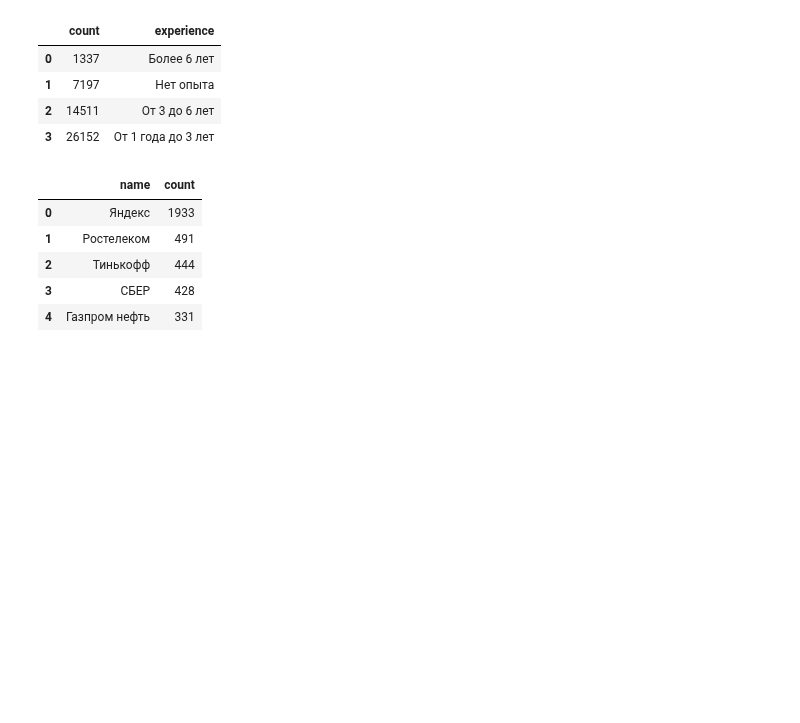
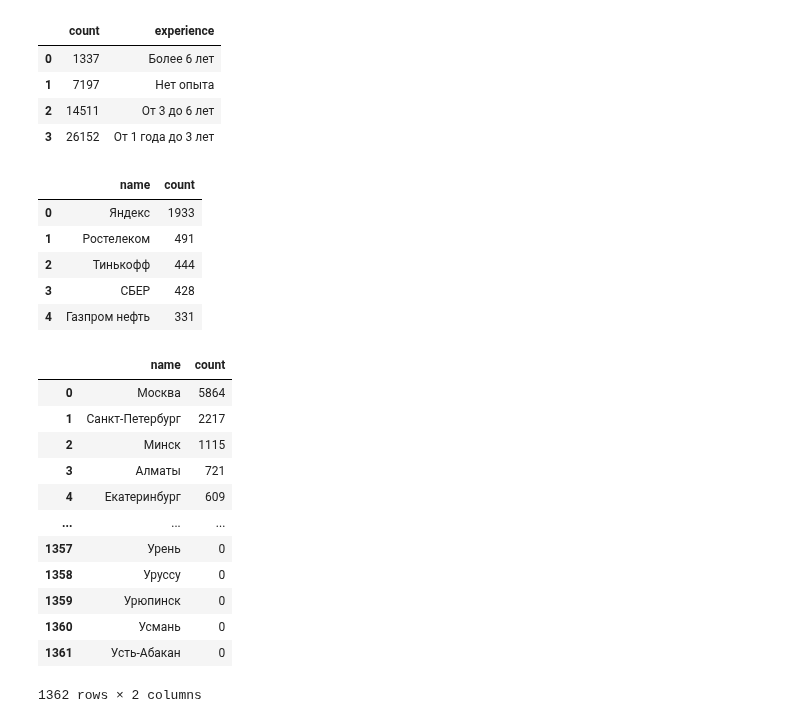
Before and after one commit to rafferti95/st_data_science, a Jupyter notebook: Project 2/pre_popon.ipynb, the cells around one changed output. Drawn from its saved outputs; the diff is of its cells as text; code cells hidden in the pictures; blank space fills up the shorter version.

```diff
--- a/Project 2/pre_popon.ipynb
+++ b/Project 2/pre_popon.ipynb
@@ -258,29 +255,34 @@ display(df)
 # %%
 query_5_2 = f'''
         SELECT
             a.name,
-            COUNT(v.id) AS vacancies,
-            COUNT(DISTINCT e.id) AS employers
+            COUNT(DISTINCT e.id)
 
         FROM
             AREAS AS a
         LEFT JOIN
-            EMPLOYERS AS e ON e.area = a.id
-        LEFT JOIN
-            VACANCIES AS v ON a.id = v.area_id
+            EMPLOYERS AS e ON a.id = e.area
 
         GROUP BY
             a.name
 
-        HAVING
-            COUNT(DISTINCT v.id) = 0
-
         ORDER BY
-            COUNT(e.id) DESC
-
-        LIMIT
-            3
+            COUNT(DISTINCT e.id) DESC
 '''
 
 df = pd.read_sql_query(query_5_2, connection)
 display(df)
+# %% [output]
+|  | name | count |
+| 0 | Москва | 5864 |
+| 1 | Санкт-Петербург | 2217 |
+| 2 | Минск | 1115 |
+| 3 | Алматы | 721 |
+| 4 | Екатеринбург | 609 |
+| ... | ... | ... |
+| 1357 | Урень | 0 |
+| 1358 | Уруссу | 0 |
+| 1359 | Урюпинск | 0 |
+| 1360 | Усмань | 0 |
+| 1361 | Усть-Абакан | 0 |
+1362 rows × 2 columns
```
Also changed, not shown: parts of 2 cells of this notebook, 1 other file.
